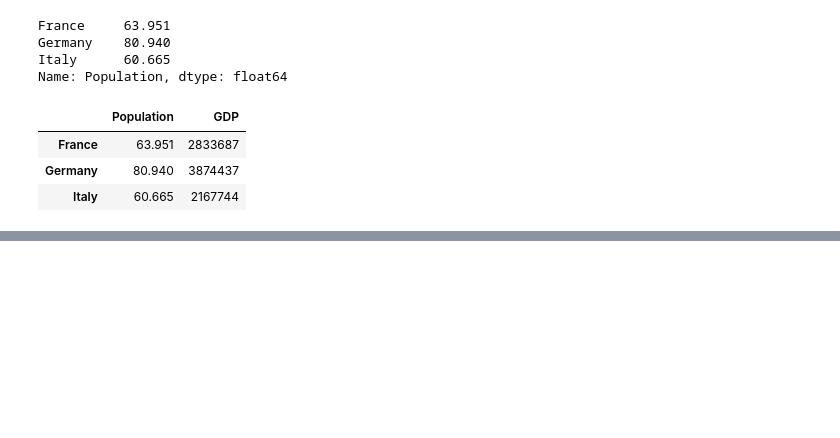
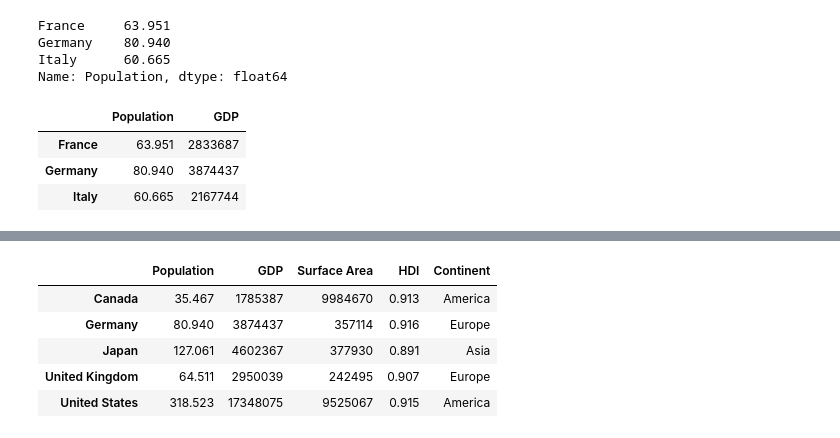
Before and after one commit to Yanil01/pandas_, a Jupyter notebook: main.ipynb, the cells around one changed output, grey strips where cells are left out. Saved outputs shown, nothing was run; the diff lists cells and outputs as text; code cells hidden in the pictures; blank space fills up the shorter version.

```diff
--- a/main.ipynb
+++ b/main.ipynb
@@ -389,0 +463,9 @@ df.loc['France':'Italy',['Population','GDP']] # slicing of the dataframe
+# %%
+df.drop(['Italy','France'], axis=0) # drop the multiple rows of the df
+# %% [output]
+|  | Population | GDP | Surface Area | HDI | Continent |
+| Canada | 35.467 | 1785387 | 9984670 | 0.913 | America |
+| Germany | 80.940 | 3874437 | 357114 | 0.916 | Europe |
+| Japan | 127.061 | 4602367 | 377930 | 0.891 | Asia |
+| United Kingdom | 64.511 | 2950039 | 242495 | 0.907 | Europe |
+| United States | 318.523 | 17348075 | 9525067 | 0.915 | America |
```
Also changed, not shown: parts of 12 cells of this notebook.
